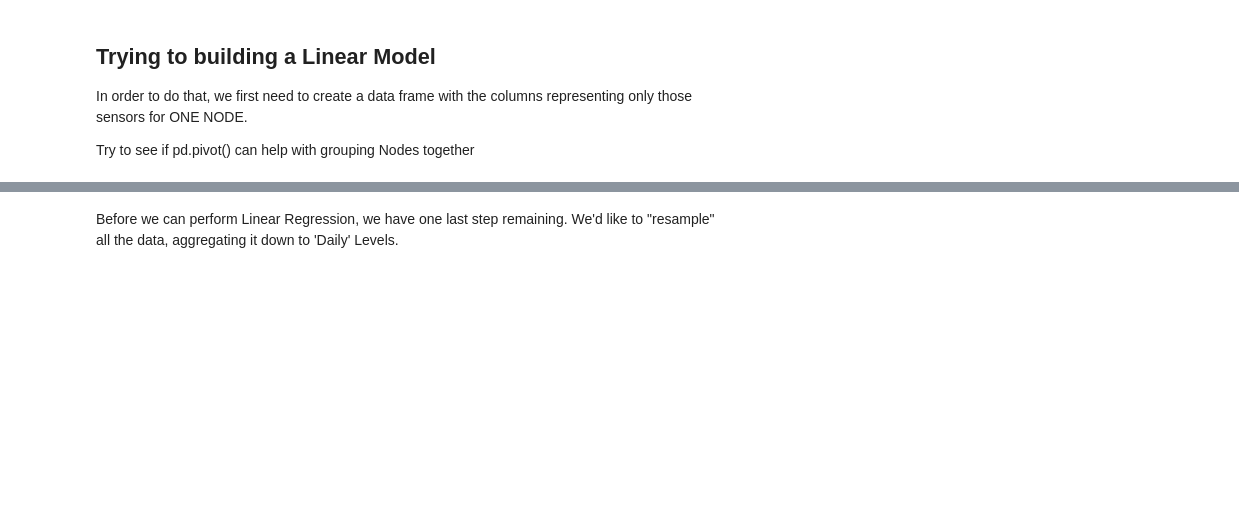
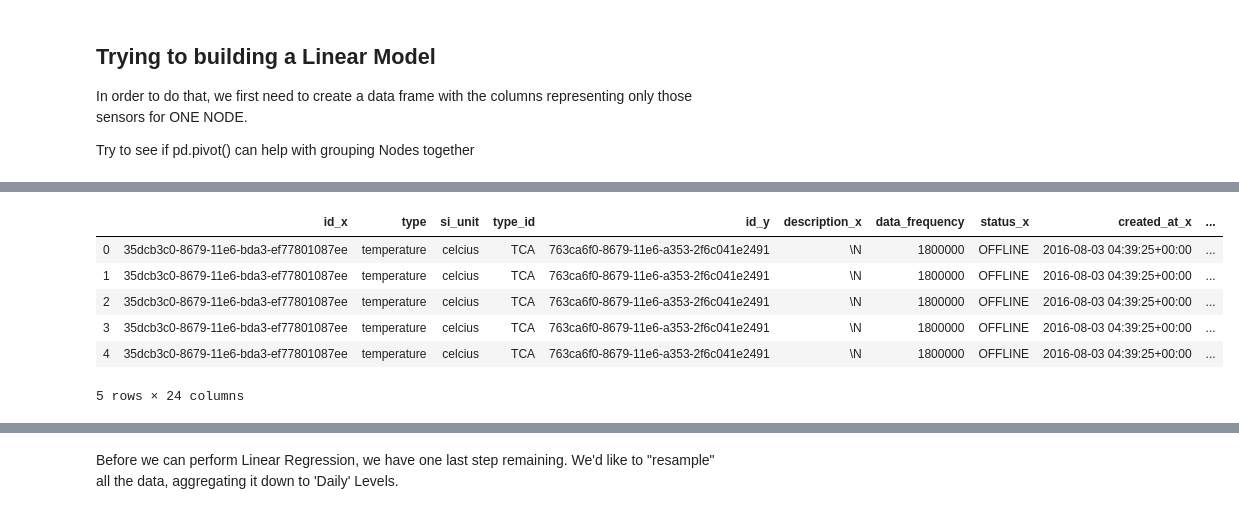
Before and after one commit to Opondoh/Digital_Thread_Summative, a Jupyter notebook: D4I_Summative_Vivian.ipynb, the cells around one changed output, grey strips where cells are left out. Drawn from its saved outputs; the diff is of its cells as text; code cells hidden in the pictures; blank space fills up the shorter version.

```diff
--- a/D4I_Summative_Vivian.ipynb
+++ b/D4I_Summative_Vivian.ipynb
@@ -471,0 +468,12 @@ data_all = data_all.merge(data_all, left_on='node_id', right_on='data_type_id').
+# %%
+#merge full data with nodes data
+full = data_all.merge(data_nodes, left_on='node_id', right_on='id')
+full.head()
+# %% [output]
+|  | id_x | type | si_unit | type_id | id_y | description_x | data_frequency | status_x | created_at_x | ... |
+| 0 | 35dcb3c0-8679-11e6-bda3-ef77801087ee | temperature | celcius | TCA | 763ca6f0-8679-11e6-a353-2f6c041e2491 | \N | 1800000 | OFFLINE | 2016-08-03 04:39:25+00:00 | ... |
+| 1 | 35dcb3c0-8679-11e6-bda3-ef77801087ee | temperature | celcius | TCA | 763ca6f0-8679-11e6-a353-2f6c041e2491 | \N | 1800000 | OFFLINE | 2016-08-03 04:39:25+00:00 | ... |
+| 2 | 35dcb3c0-8679-11e6-bda3-ef77801087ee | temperature | celcius | TCA | 763ca6f0-8679-11e6-a353-2f6c041e2491 | \N | 1800000 | OFFLINE | 2016-08-03 04:39:25+00:00 | ... |
+| 3 | 35dcb3c0-8679-11e6-bda3-ef77801087ee | temperature | celcius | TCA | 763ca6f0-8679-11e6-a353-2f6c041e2491 | \N | 1800000 | OFFLINE | 2016-08-03 04:39:25+00:00 | ... |
+| 4 | 35dcb3c0-8679-11e6-bda3-ef77801087ee | temperature | celcius | TCA | 763ca6f0-8679-11e6-a353-2f6c041e2491 | \N | 1800000 | OFFLINE | 2016-08-03 04:39:25+00:00 | ... |
+5 rows × 24 columns
```
Also changed, not shown: parts of 4 cells of this notebook.
